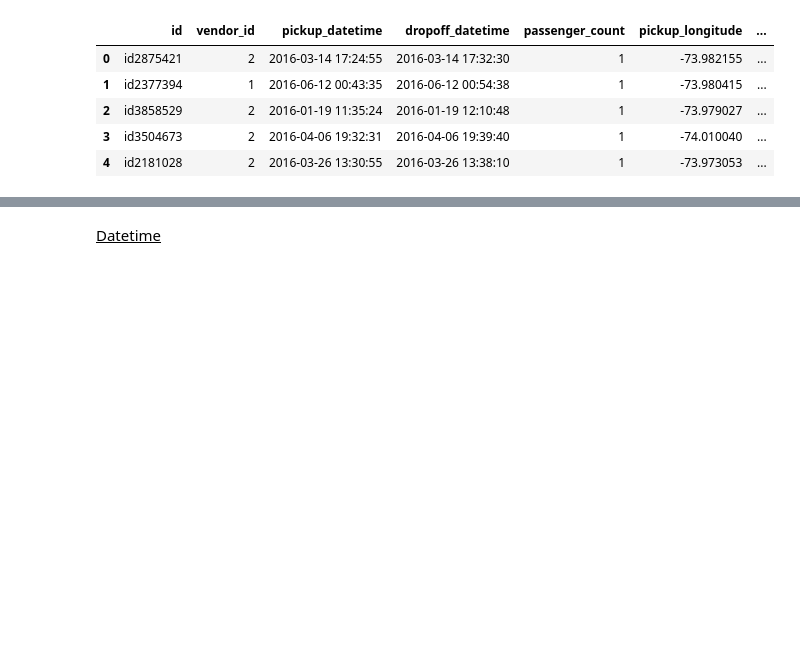
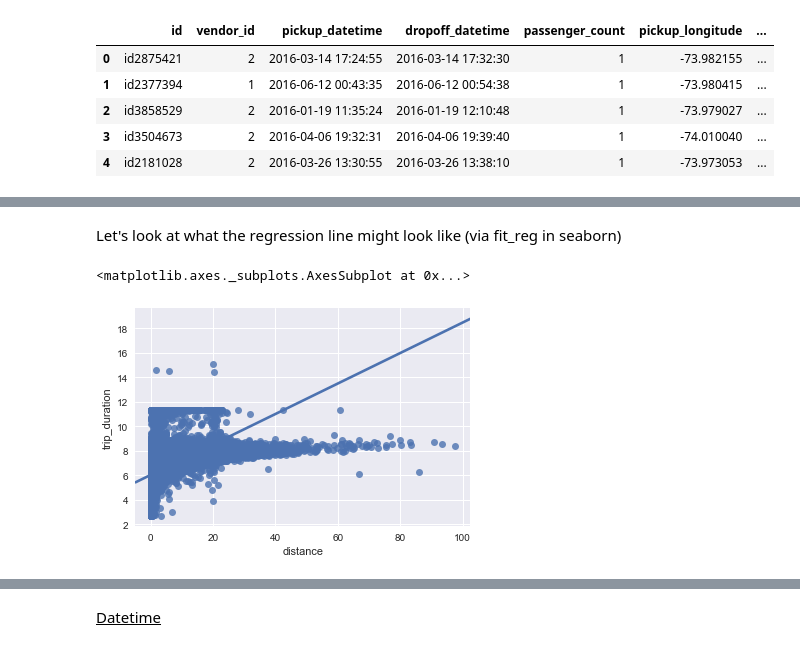
Before and after one commit to MelanVijayaratnam/Kaggle-nb, a Jupyter notebook: Taxi/Taxi.ipynb, the cells around one changed output, grey strips where cells are left out. Cells and saved outputs as stored; diff of their text form; code cells hidden in the pictures; blank space fills up the shorter version.

```diff
--- a/Taxi/Taxi.ipynb
+++ b/Taxi/Taxi.ipynb
@@ -399,0 +425,8 @@ def get_distance(dataset):
+# %% [markdown]
+Let's look at what the regression line might look like (via fit_reg in seaborn)
+# %%
+sns.regplot(x='distance', y=target, data=train_df,
+           fit_reg=True)
+# %% [output]
+<matplotlib.axes._subplots.AxesSubplot at 0x...>
+[figure, added]
```
Also changed, not shown: parts of 27 cells of this notebook.
